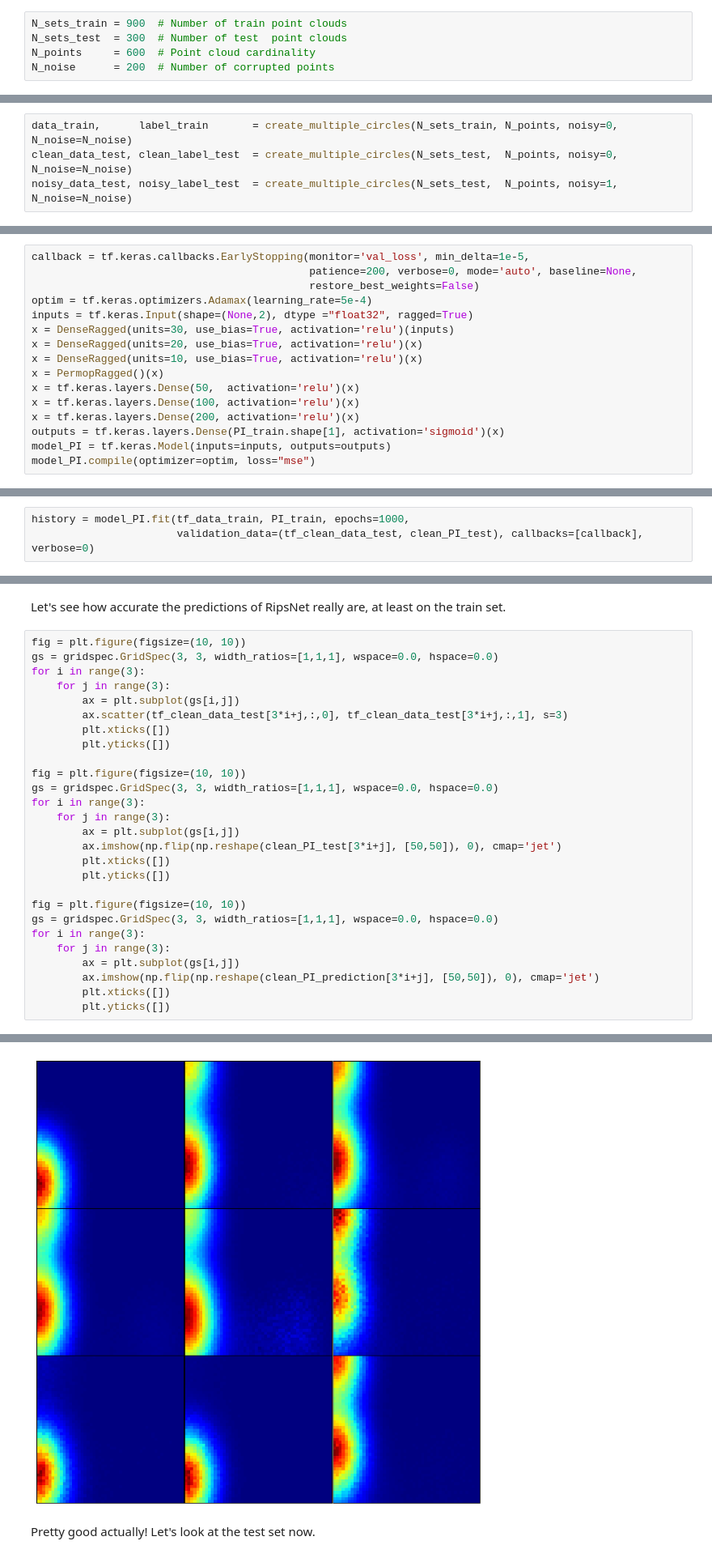
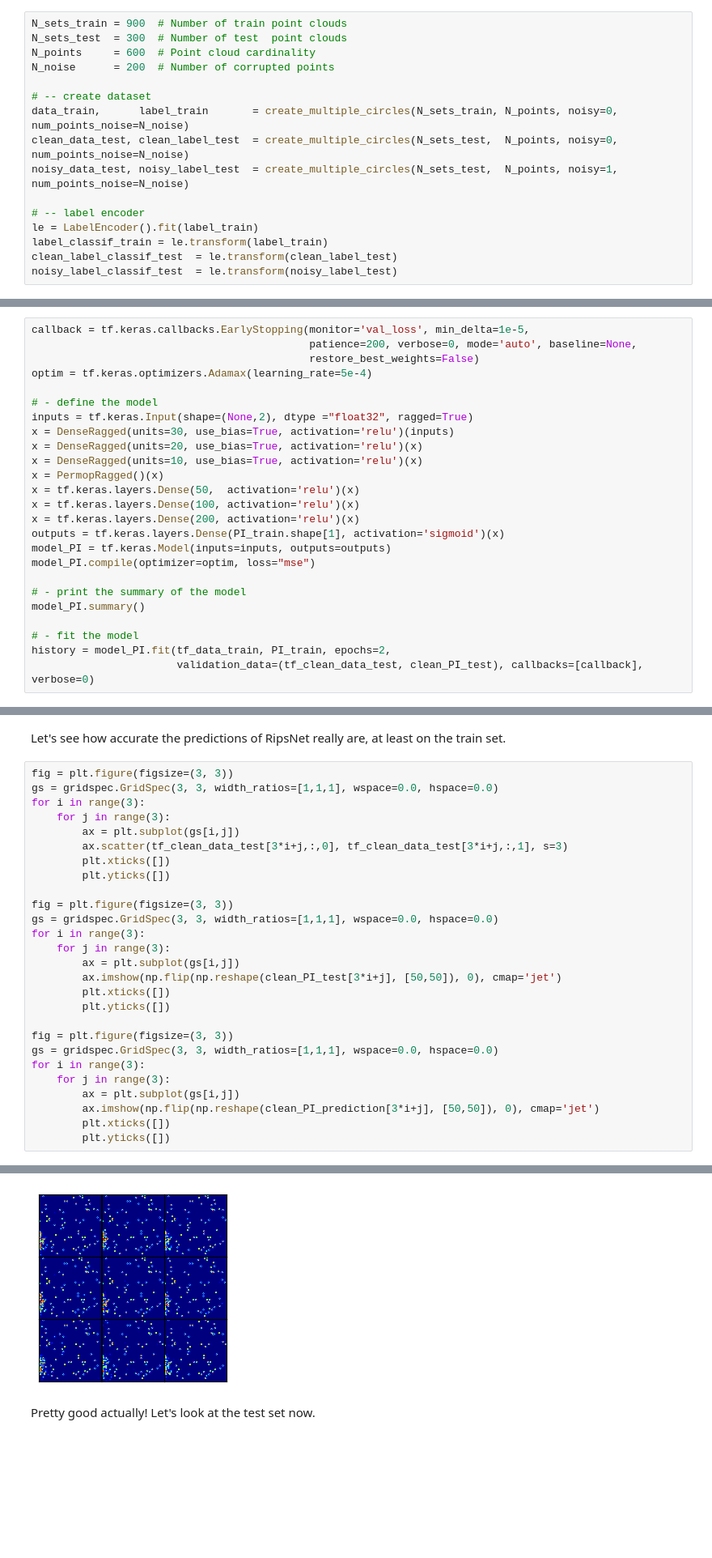
Before and after one commit to jumdc/ripsnet, a Jupyter notebook: tutorial.ipynb, the cells around one changed output, grey strips where cells are left out. Shown at 81% size. Saved outputs shown, nothing was run; the diff lists cells and outputs as text; blank space fills up the shorter version.

```diff
--- a/tutorial.ipynb
+++ b/tutorial.ipynb
@@ -43,3 +37,14 @@ N_sets_train = 900  # Number of train point clouds
 N_sets_test  = 300  # Number of test  point clouds
 N_points     = 600  # Point cloud cardinality
 N_noise      = 200  # Number of corrupted points
+
+# -- create dataset
+data_train,      label_train       = create_multiple_circles(N_sets_train, N_points, noisy=0, num_points_noise=N_noise)
+clean_data_test, clean_label_test  = create_multiple_circles(N_sets_test,  N_points, noisy=0, num_points_noise=N_noise)
+noisy_data_test, noisy_label_test  = create_multiple_circles(N_sets_test,  N_points, noisy=1, num_points_noise=N_noise)
+
+# -- label encoder
+le = LabelEncoder().fit(label_train)
+label_classif_train = le.transform(label_train)
+clean_label_classif_test  = le.transform(clean_label_test)
+noisy_label_classif_test  = le.transform(noisy_label_test)
@@ -48,7 +51,3 @@ Next we use helper functions to compute these point clouds.
-# %%
-data_train,      label_train       = create_multiple_circles(N_sets_train, N_points, noisy=0, N_noise=N_noise)
-clean_data_test, clean_label_test  = create_multiple_circles(N_sets_test,  N_points, noisy=0, N_noise=N_noise)
-noisy_data_test, noisy_label_test  = create_multiple_circles(N_sets_test,  N_points, noisy=1, N_noise=N_noise)
 # %% [markdown]
 Let's check some of these point clouds!
 # %%
@@ -179,6 +163,8 @@ callback = tf.keras.callbacks.EarlyStopping(monitor='val_loss', min_delta=1e-5,
                                             patience=200, verbose=0, mode='auto', baseline=None,
                                             restore_best_weights=False)
 optim = tf.keras.optimizers.Adamax(learning_rate=5e-4)
+
+# - define the model
 inputs = tf.keras.Input(shape=(None,2), dtype ="float32", ragged=True)
 x = DenseRagged(units=30, use_bias=True, activation='relu')(inputs)
 x = DenseRagged(units=20, use_bias=True, activation='relu')(x)
@@ -190,3 +176,10 @@ x = tf.keras.layers.Dense(200, activation='relu')(x)
 outputs = tf.keras.layers.Dense(PI_train.shape[1], activation='sigmoid')(x)
 model_PI = tf.keras.Model(inputs=inputs, outputs=outputs)
 model_PI.compile(optimizer=optim, loss="mse")
+
+# - print the summary of the model
+model_PI.summary()
+
+# - fit the model
+history = model_PI.fit(tf_data_train, PI_train, epochs=2,
+                       validation_data=(tf_clean_data_test, clean_PI_test), callbacks=[callback], verbose=0)
@@ -215,6 +204,3 @@ Time to learn!
-# %%
-history = model_PI.fit(tf_data_train, PI_train, epochs=1000,
-                       validation_data=(tf_clean_data_test, clean_PI_test), callbacks=[callback], verbose=0)
 # %% [markdown]
 Learning is done! The advantage of RipsNet is that we can now use it to predict persistence images directly from point clouds in the blink of an eye!
 # %%
@@ -228,7 +214,7 @@ noisy_PI_prediction = model_PI.predict(tf_noisy_data_test)
 # %% [markdown]
 Let's see how accurate the predictions of RipsNet really are, at least on the train set.
 # %%
-fig = plt.figure(figsize=(10, 10))
+fig = plt.figure(figsize=(3, 3))
 gs = gridspec.GridSpec(3, 3, width_ratios=[1,1,1], wspace=0.0, hspace=0.0)
 for i in range(3):
     for j in range(3):
@@ -237,7 +223,7 @@ for i in range(3):
         plt.xticks([])
         plt.yticks([])
 
-fig = plt.figure(figsize=(10, 10))
+fig = plt.figure(figsize=(3, 3))
 gs = gridspec.GridSpec(3, 3, width_ratios=[1,1,1], wspace=0.0, hspace=0.0)
 for i in range(3):
     for j in range(3):
@@ -246,7 +232,7 @@ for i in range(3):
         plt.xticks([])
         plt.yticks([])
 
-fig = plt.figure(figsize=(10, 10))
+fig = plt.figure(figsize=(3, 3))
 gs = gridspec.GridSpec(3, 3, width_ratios=[1,1,1], wspace=0.0, hspace=0.0)
 for i in range(3):
     for j in range(3):
@@ -260,4 +246,4 @@ for i in range(3):
-[figure, old version]
+[figure, new version]
 # %% [markdown]
 Pretty good actually! Let's look at the test set now.
 # %%
```
Also changed, not shown: parts of 51 cells of this notebook, 12 other files.
